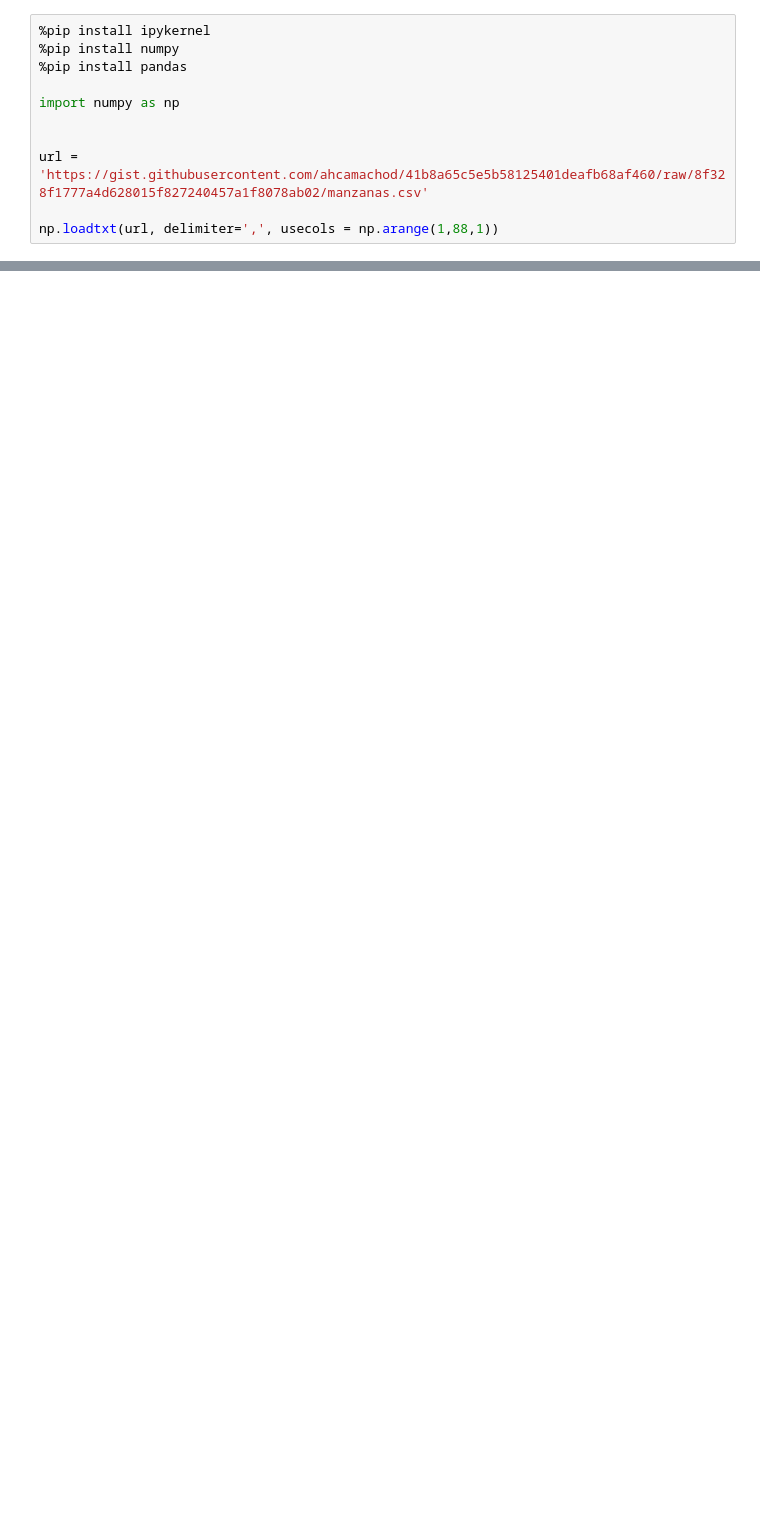
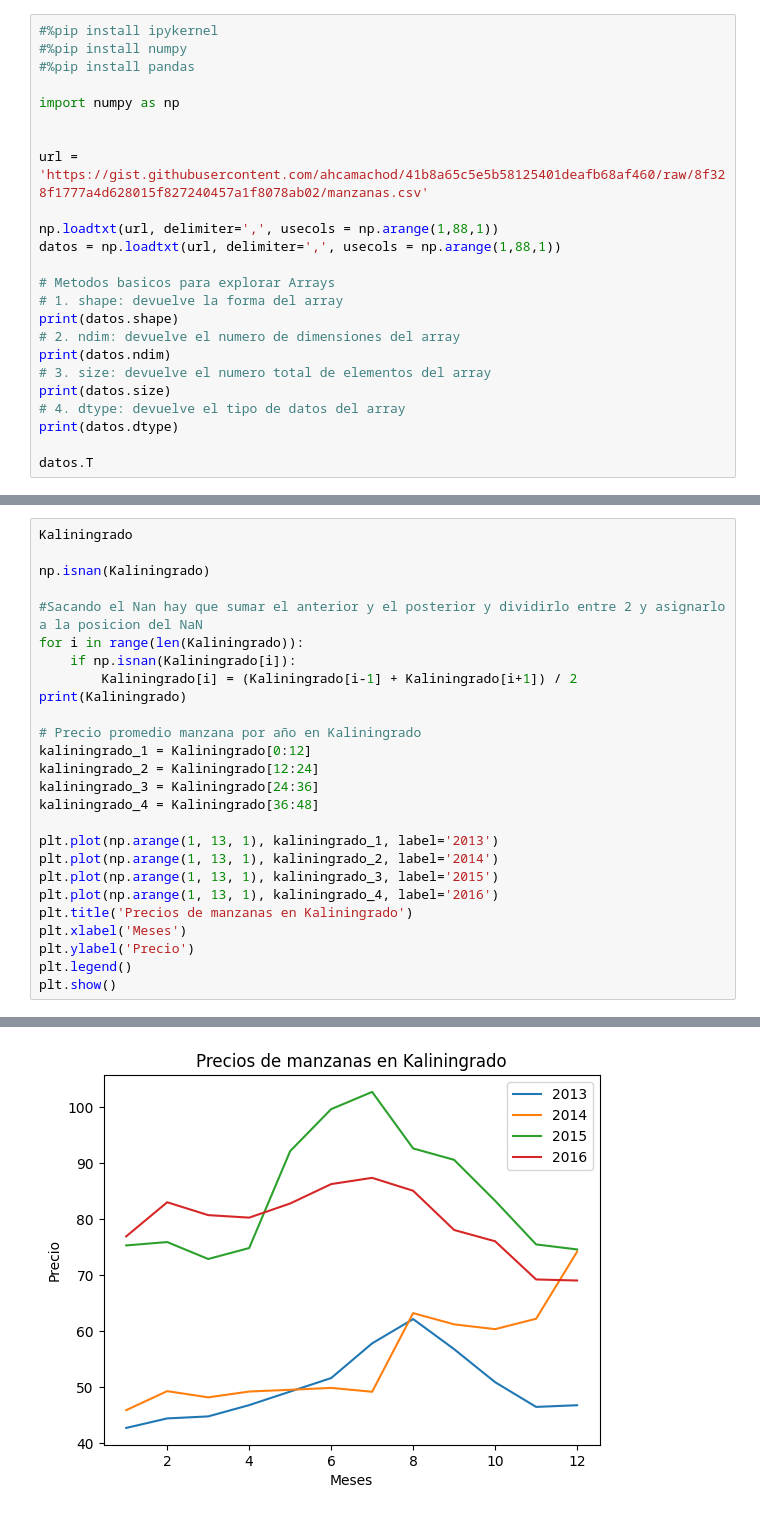
Before and after one commit to seiler18/AluraStoreJS, a Jupyter notebook: AluraETL/Numpy.ipynb, the cells around one changed output, grey strips where cells are left out. Cells and saved outputs as stored; diff of their text form; blank space fills up the shorter version.

```diff
--- a/AluraETL/Numpy.ipynb
+++ b/AluraETL/Numpy.ipynb
@@ -1,7 +3,7 @@
 # %%
-%pip install ipykernel
-%pip install numpy
-%pip install pandas
+#%pip install ipykernel
+#%pip install numpy
+#%pip install pandas
 
 import numpy as np
 
@@ -9,3 +11,16 @@ import numpy as np
 url = 'https://gist.githubusercontent.com/ahcamachod/41b8a65c5e5b58125401deafb68af460/raw/8f328f1777a4d628015f827240457a1f8078ab02/manzanas.csv'
 
 np.loadtxt(url, delimiter=',', usecols = np.arange(1,88,1))
+datos = np.loadtxt(url, delimiter=',', usecols = np.arange(1,88,1))
+
+# Metodos basicos para explorar Arrays
+# 1. shape: devuelve la forma del array
+print(datos.shape)
+# 2. ndim: devuelve el numero de dimensiones del array
+print(datos.ndim)
+# 3. size: devuelve el numero total de elementos del array
+print(datos.size)
+# 4. dtype: devuelve el tipo de datos del array
+print(datos.dtype)
+
+datos.T
@@ -46,0 +75,27 @@ array([[  1.2013,   2.2013,   3.2013,   4.2013,   5.2013,   6.2013,
+# %%
+Kaliningrado
+
+np.isnan(Kaliningrado)
+
+#Sacando el Nan hay que sumar el anterior y el posterior y dividirlo entre 2 y asignarlo a la posicion del NaN
+for i in range(len(Kaliningrado)):
+    if np.isnan(Kaliningrado[i]):
+        Kaliningrado[i] = (Kaliningrado[i-1] + Kaliningrado[i+1]) / 2
+print(Kaliningrado)
+
+# Precio promedio manzana por año en Kaliningrado
+kaliningrado_1 = Kaliningrado[0:12]
+kaliningrado_2 = Kaliningrado[12:24]
+kaliningrado_3 = Kaliningrado[24:36]
+kaliningrado_4 = Kaliningrado[36:48]
+
+plt.plot(np.arange(1, 13, 1), kaliningrado_1, label='2013')
+plt.plot(np.arange(1, 13, 1), kaliningrado_2, label='2014')
+plt.plot(np.arange(1, 13, 1), kaliningrado_3, label='2015')
+plt.plot(np.arange(1, 13, 1), kaliningrado_4, label='2016')
+plt.title('Precios de manzanas en Kaliningrado')
+plt.xlabel('Meses')
+plt.ylabel('Precio')
+plt.legend()
+plt.show()
+# %% [output]
@@ -46,0 +111 @@ array([[  1.2013,   2.2013,   3.2013,   4.2013,   5.2013,   6.2013,
+[figure, added]
```
Also changed, not shown: parts of 8 cells of this notebook.
